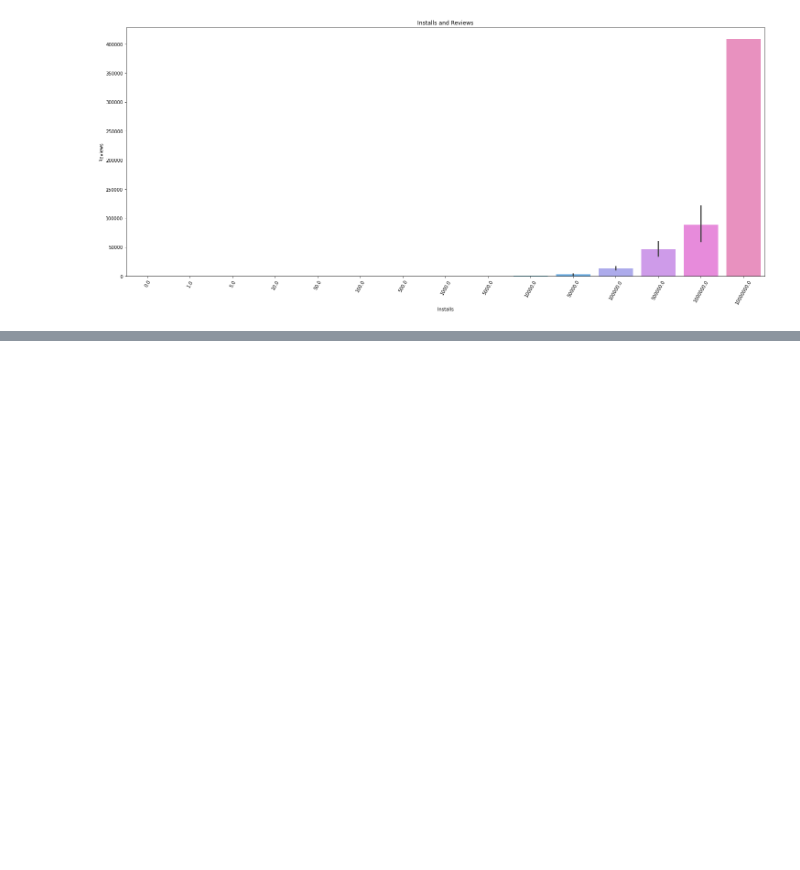
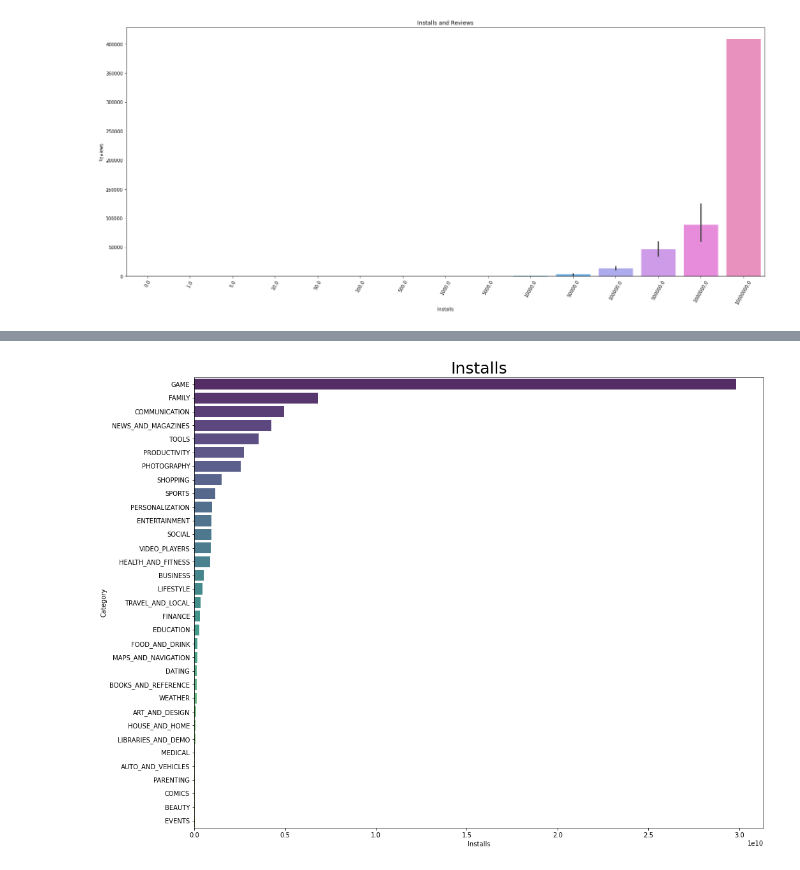
Before and after one commit to Bishawa/play-store-app-review-analysis, a Jupyter notebook: Bishawajeet_Singha_Play_Store_App_Review_Analysis.ipynb, the cells around one changed output, grey strips where cells are left out. Saved outputs shown, nothing was run; the diff lists cells and outputs as text; code cells hidden in the pictures; blank space fills up the shorter version.

```diff
--- a/Bishawajeet_Singha_Play_Store_App_Review_Analysis.ipynb
+++ b/Bishawajeet_Singha_Play_Store_App_Review_Analysis.ipynb
@@ -845,0 +907,4 @@ plt.show()
+# %%
+free_and_category_df = playstore_df[['Type','Category','Installs']]
+# %%
+free_and_category_df=free_and_category_df[free_and_category_df.Type != 'Paid']
@@ -845,0 +927,18 @@ plt.show()
+# %%
+free_highest_Installs_df = free_and_category_df.groupby('Category')[['Installs']].sum().sort_values(by='Installs', ascending=False)
+# %%
+x2sis = []
+y2sis = []
+
+for i in range(len(free_highest_Installs_df)):
+    x2sis.append(free_highest_Installs_df.Installs[i])
+    y2sis.append(free_highest_Installs_df.index[i])
+
+plt.figure(figsize=(16,13))
+
+plt.xlabel("Installs")
+plt.ylabel("Category")
+graph = sns.barplot(x = x2sis, y = y2sis, alpha =0.9, palette= "viridis")
+graph.set_title("Installs", fontsize = 25);
+# %% [output]
+[figure, added]
```
Also changed, not shown: parts of 18 cells of this notebook.
